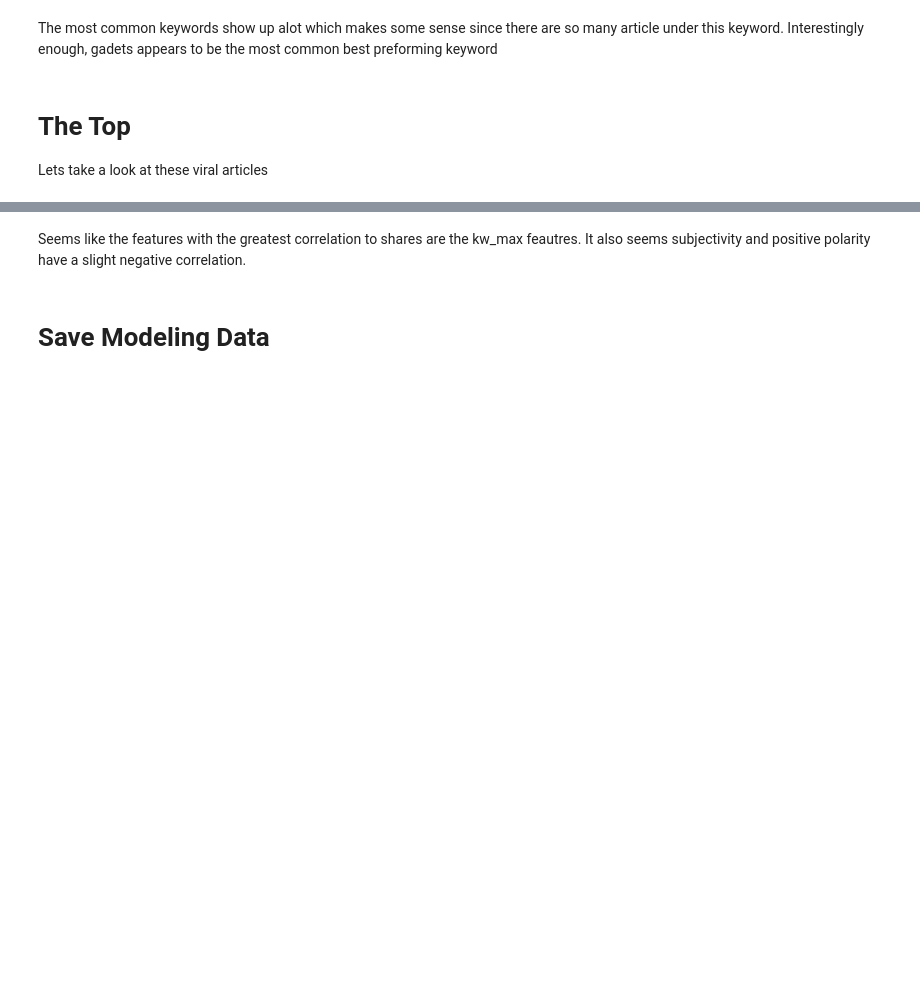
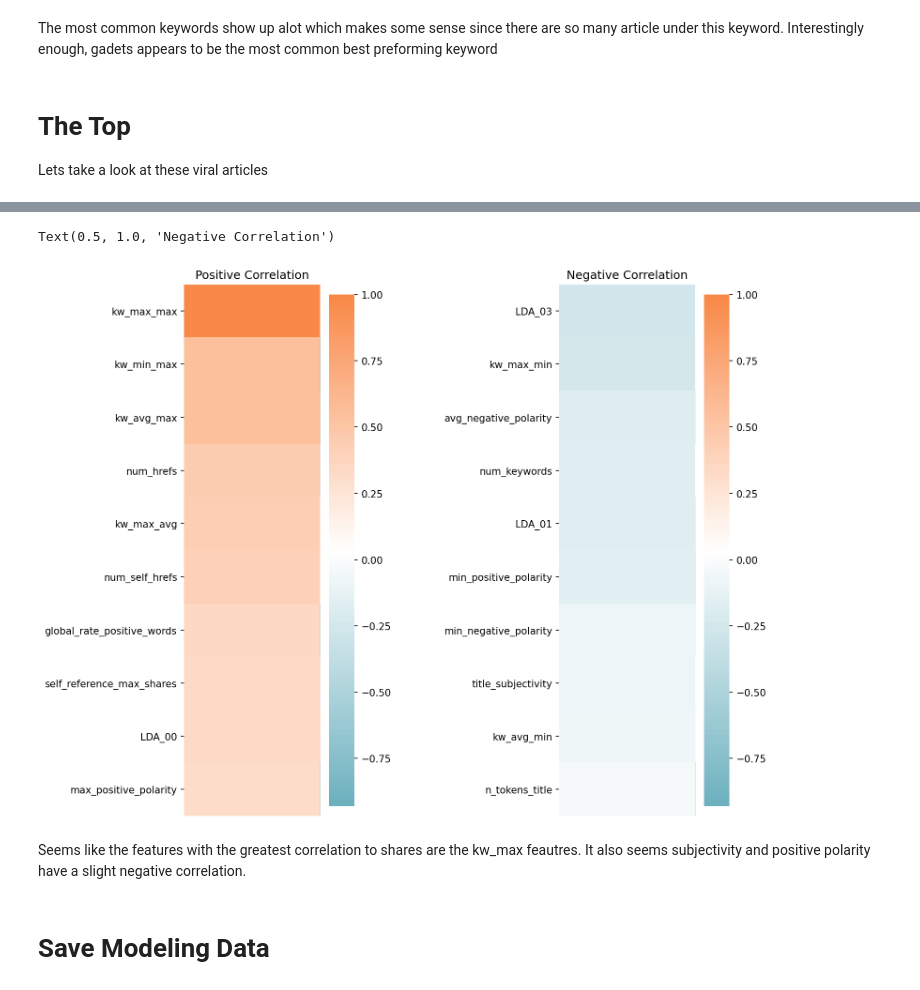
Before and after one commit to taracrutchfield/CapstoneTwo_ArticleShares, a Jupyter notebook: Data Exploration.ipynb, the cells around one changed output, grey strips where cells are left out. Cells and saved outputs as stored; diff of their text form; code cells hidden in the pictures; blank space fills up the shorter version.

```diff
--- a/Data Exploration.ipynb
+++ b/Data Exploration.ipynb
@@ -318,3 +317,23 @@ plt.ylim(46,1)
+# %%
+cmap = cplt.LinearSegmentedColormap.from_list("Custom", [c1,'#FFFFFF',c3], N=100)
+
+plt.figure(figsize=(10,10),dpi=150)
+plt.subplots_adjust(wspace=1.2)
+
+plt.subplot(121)
+sns.heatmap(viral_articles.corr().sort_values('shares',ascending=False),cmap=cmap)
+plt.xlim(35,36)
+plt.ylim(11,1)
+plt.title('Positive Correlation')
+
+plt.subplot(122)
+sns.heatmap(viral_articles.corr().sort_values('shares'),cmap=cmap)
+plt.xlim(35,36)
+plt.ylim(10,0)
+plt.title('Negative Correlation')
+# %% [output]
+Text(0.5, 1.0, 'Negative Correlation')
+[figure, added]
 # %% [markdown]
 Seems like the features with the greatest correlation to shares are the kw_max feautres. It also seems subjectivity and positive polarity have a slight negative correlation.
 # %% [markdown]
```
Also changed, not shown: parts of 15 cells of this notebook, 7 other files.
